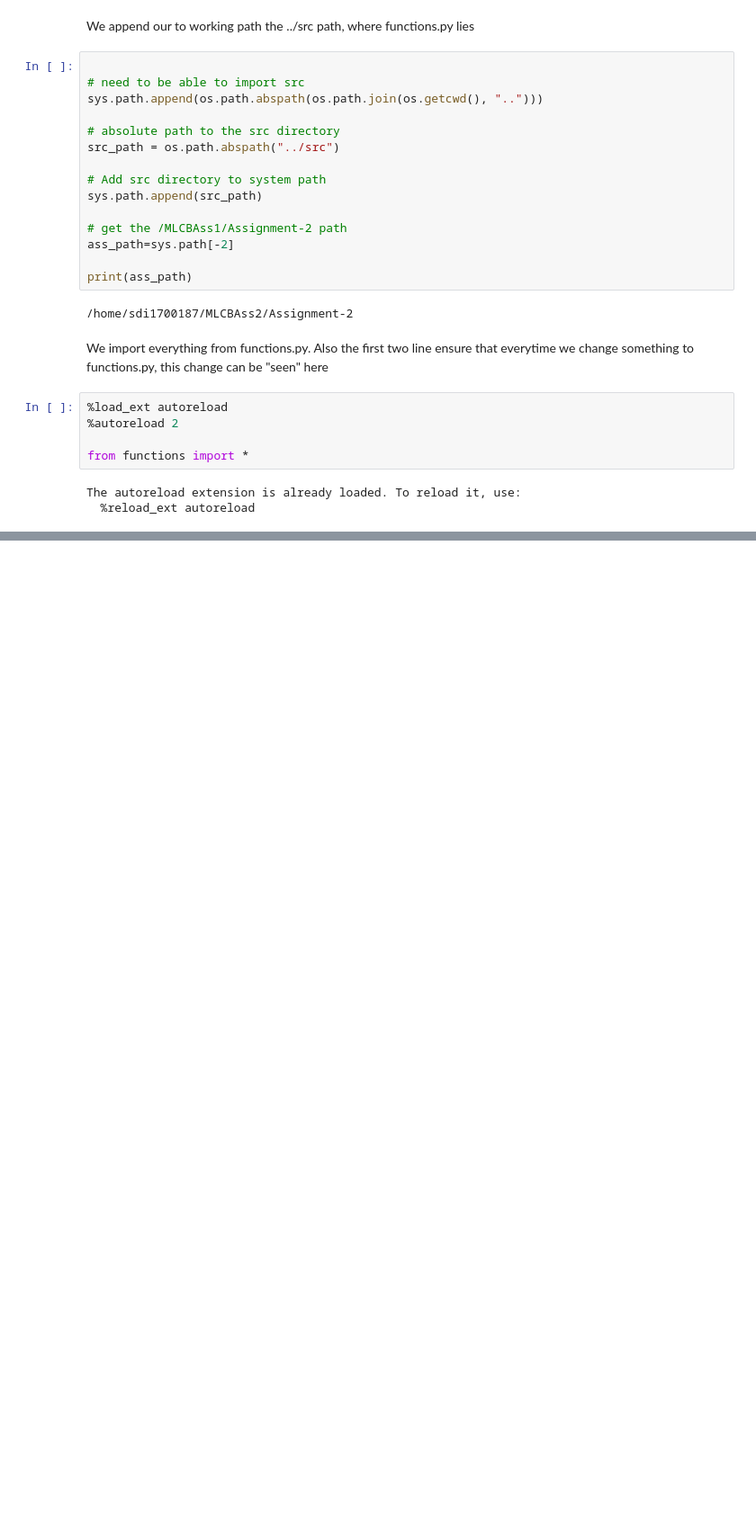
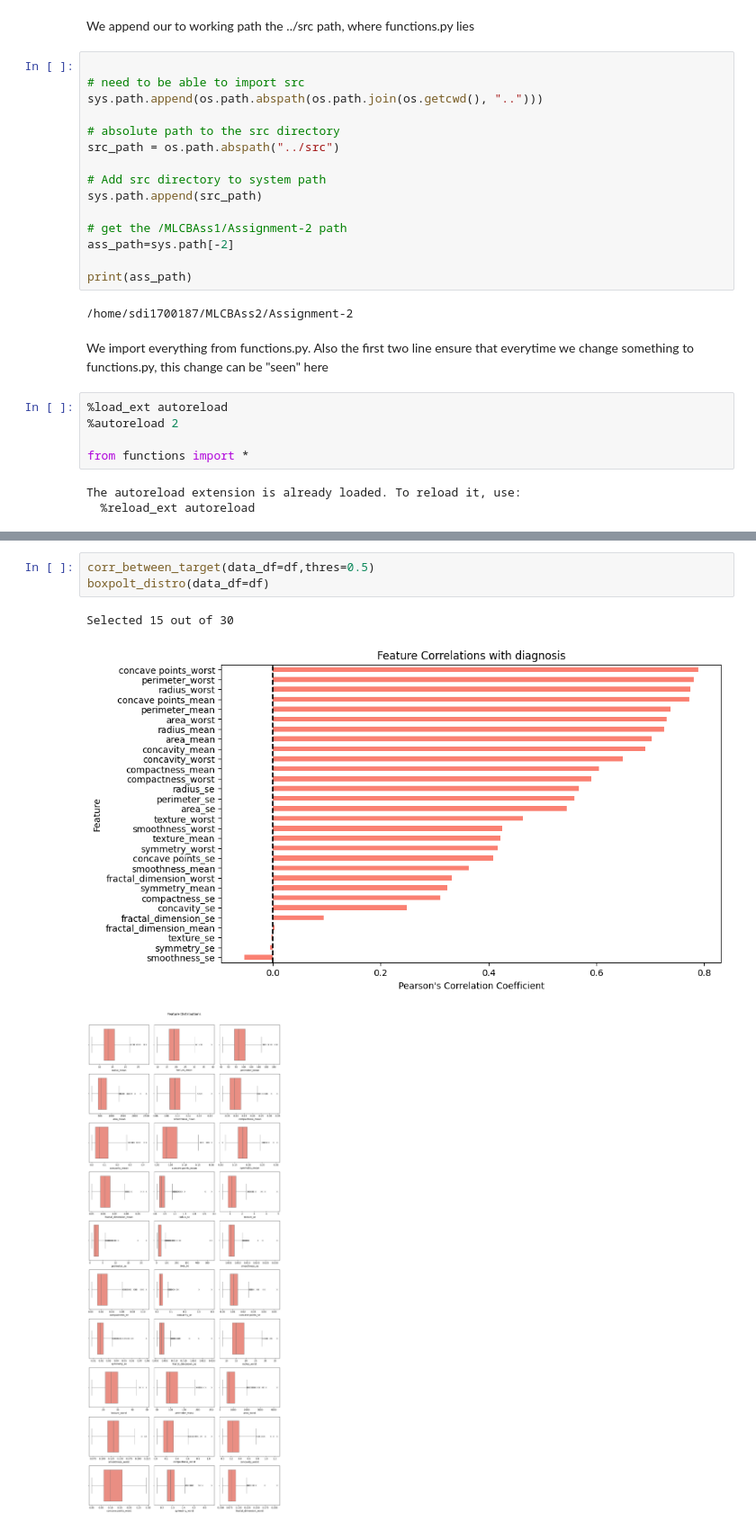
Before and after one commit to vex-me-not/Assignment-2, a Jupyter notebook: notebooks/data_exploration.ipynb, the cells around one changed output, grey strips where cells are left out. Shown at 90% size. Drawn from its saved outputs; the diff is of its cells as text; blank space fills up the shorter version.

```diff
--- a/notebooks/data_exploration.ipynb
+++ b/notebooks/data_exploration.ipynb
@@ -55,0 +58,7 @@ We WON'T remove the outliers.
+# %%
+corr_between_target(data_df=df,thres=0.5)
+boxpolt_distro(data_df=df)
+# %% [output]
+Selected 15 out of 30
+[figure, added]
+[figure, added]
```
Also changed, not shown: parts of 1 cell of this notebook, 1 other file.
